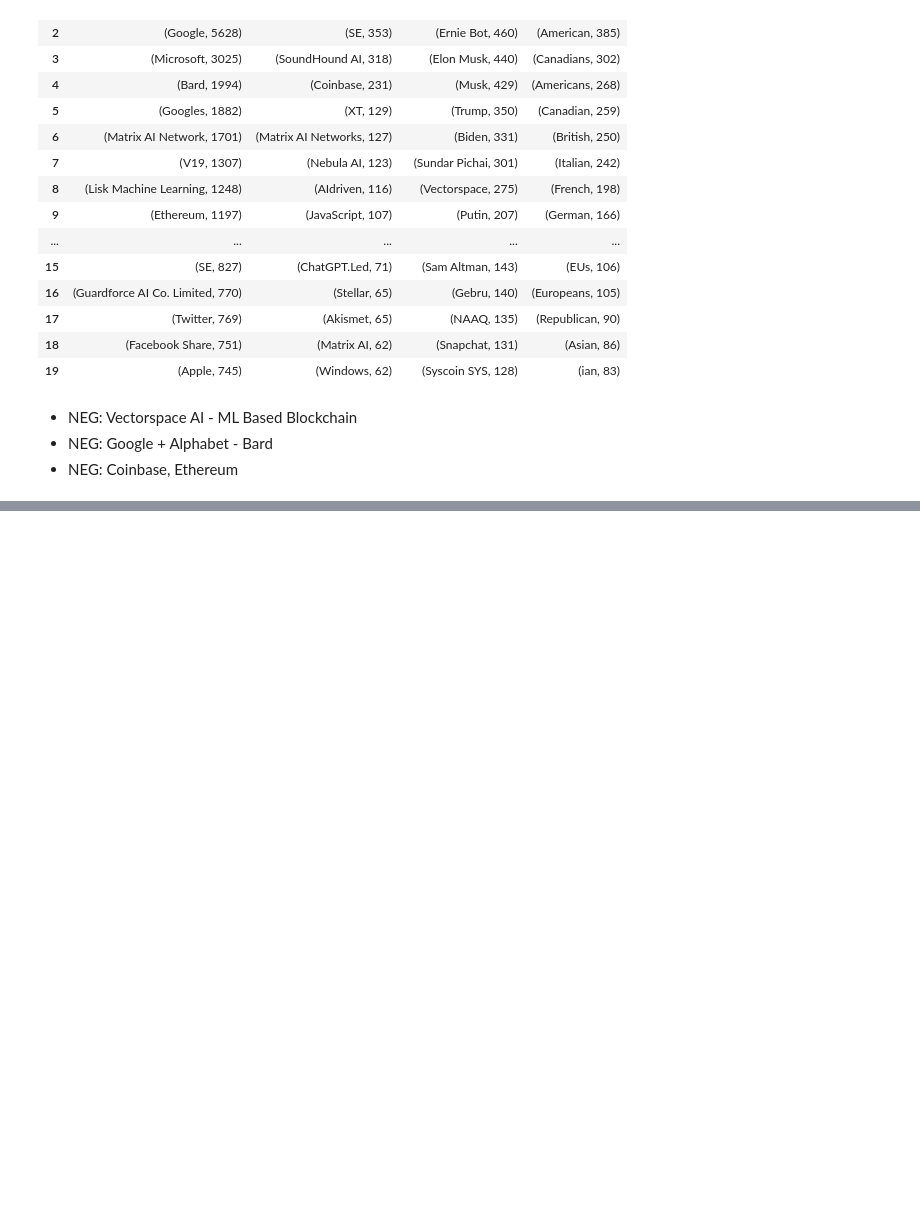
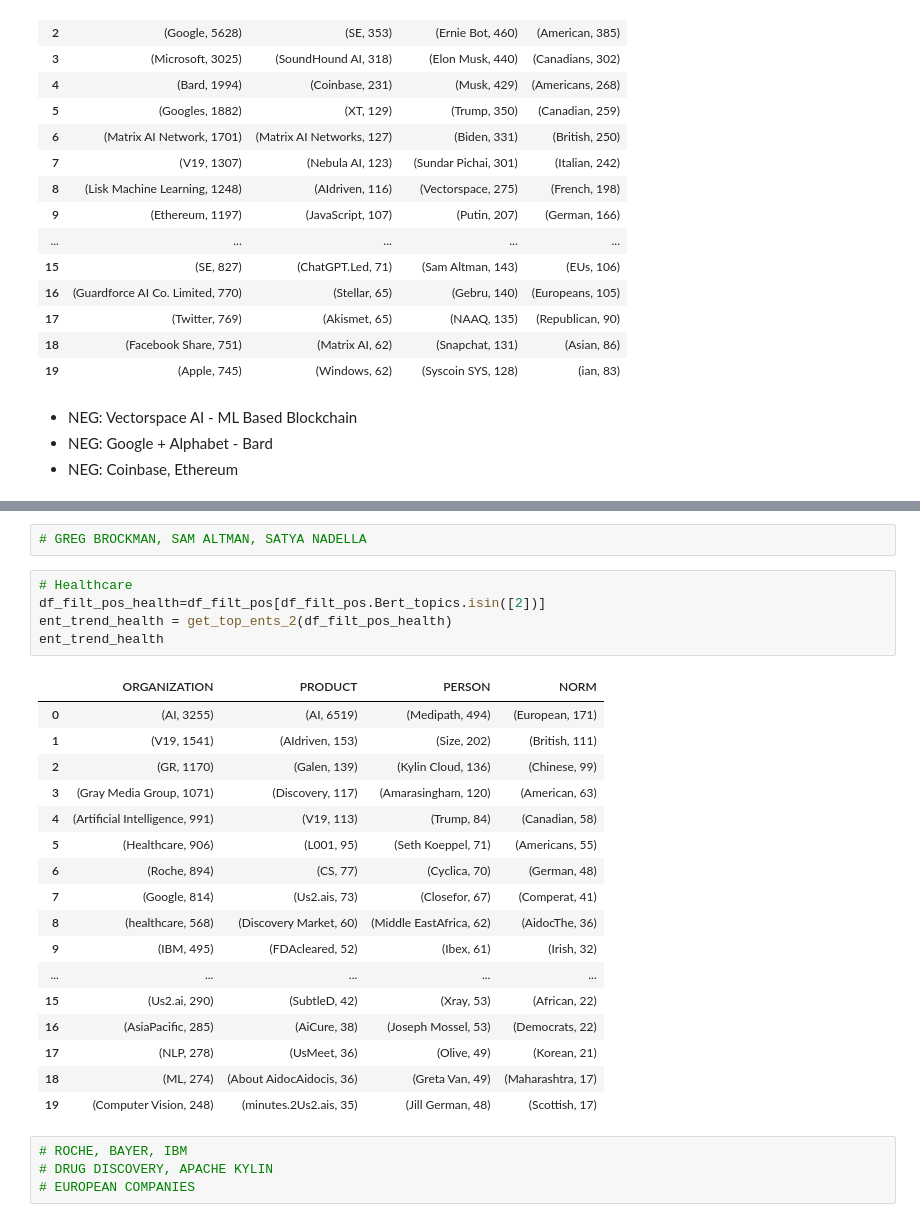
Before and after one commit to kshitij-mittal/Impact_Analysis_GenAI, a Jupyter notebook: 062_TargetedSentiment.ipynb, the cells around one changed output, grey strips where cells are left out. Drawn from its saved outputs; the diff is of its cells as text; blank space fills up the shorter version.

```diff
--- a/062_TargetedSentiment.ipynb
+++ b/062_TargetedSentiment.ipynb
@@ -217,0 +286,29 @@ len(df_filt_neg.Bert_topics.unique())
+# %%
+# GREG BROCKMAN, SAM ALTMAN, SATYA NADELLA
+# %%
+# Healthcare
+df_filt_pos_health=df_filt_pos[df_filt_pos.Bert_topics.isin([2])]
+ent_trend_health = get_top_ents_2(df_filt_pos_health)
+ent_trend_health
+# %% [output]
+|  | ORGANIZATION | PRODUCT | PERSON | NORM |
+| 0 | (AI, 3255) | (AI, 6519) | (Medipath, 494) | (European, 171) |
+| 1 | (V19, 1541) | (AIdriven, 153) | (Size, 202) | (British, 111) |
+| 2 | (GR, 1170) | (Galen, 139) | (Kylin Cloud, 136) | (Chinese, 99) |
+| 3 | (Gray Media Group, 1071) | (Discovery, 117) | (Amarasingham, 120) | (American, 63) |
+| 4 | (Artificial Intelligence, 991) | (V19, 113) | (Trump, 84) | (Canadian, 58) |
+| 5 | (Healthcare, 906) | (L001, 95) | (Seth Koeppel, 71) | (Americans, 55) |
+| 6 | (Roche, 894) | (CS, 77) | (Cyclica, 70) | (German, 48) |
+| 7 | (Google, 814) | (Us2.ais, 73) | (Closefor, 67) | (Comperat, 41) |
+| 8 | (healthcare, 568) | (Discovery Market, 60) | (Middle EastAfrica, 62) | (AidocThe, 36) |
+| 9 | (IBM, 495) | (FDAcleared, 52) | (Ibex, 61) | (Irish, 32) |
+| ... | ... | ... | ... | ... |
+| 15 | (Us2.ai, 290) | (SubtleD, 42) | (Xray, 53) | (African, 22) |
+| 16 | (AsiaPacific, 285) | (AiCure, 38) | (Joseph Mossel, 53) | (Democrats, 22) |
+| 17 | (NLP, 278) | (UsMeet, 36) | (Olive, 49) | (Korean, 21) |
+| 18 | (ML, 274) | (About AidocAidocis, 36) | (Greta Van, 49) | (Maharashtra, 17) |
+| 19 | (Computer Vision, 248) | (minutes.2Us2.ais, 35) | (Jill German, 48) | (Scottish, 17) |
+# %%
+# ROCHE, BAYER, IBM
+# DRUG DISCOVERY, APACHE KYLIN
+# EUROPEAN COMPANIES
```
Also changed, not shown: parts of 19 cells of this notebook.
